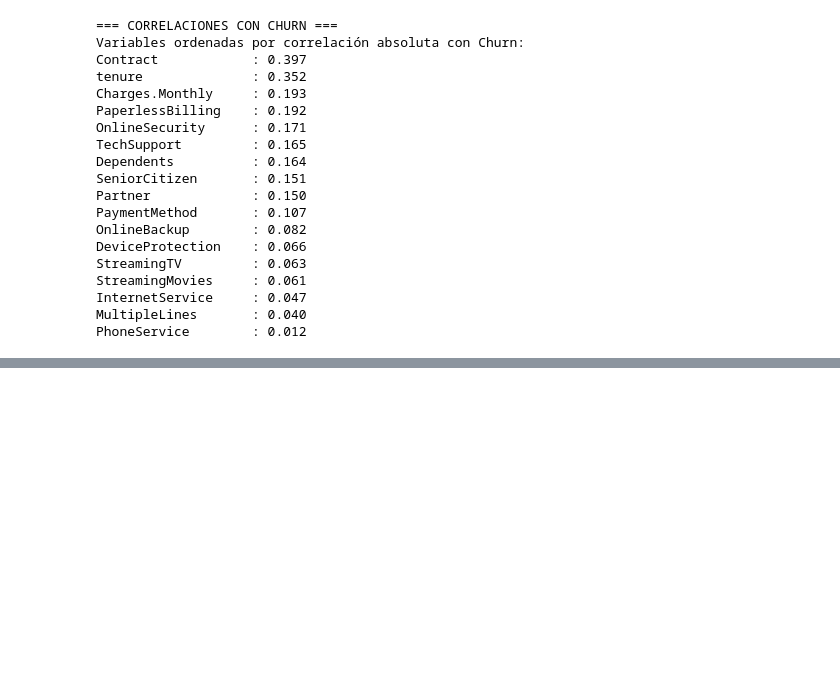
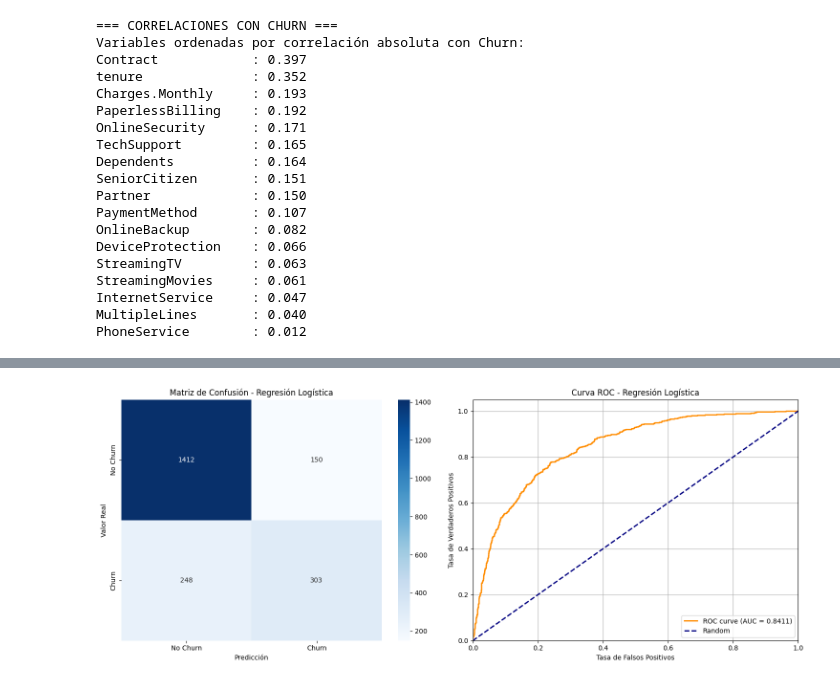
Before and after one commit to jmlc643/challenge-telecom-ml, a Jupyter notebook: main.ipynb, the cells around one changed output, grey strips where cells are left out. Drawn from its saved outputs; the diff is of its cells as text; code cells hidden in the pictures; blank space fills up the shorter version.

Commit message:
feat(Alura): Se añadieron modelos predictivos y evaluaciones al respecto

```diff
--- a/main.ipynb
+++ b/main.ipynb
@@ -184,0 +189,7 @@ PhoneService        : 0.012
+# %%
+from sklearn.model_selection import train_test_split
+
+X = df.drop(columns=['Churn'])
+Y = df['Churn']
+
+X_train, X_test, Y_train, Y_test = train_test_split(X, Y, test_size=0.3, random_state=42)
@@ -184,0 +198,83 @@ PhoneService        : 0.012
+# %%
+from sklearn.linear_model import LogisticRegression
+from sklearn.metrics import accuracy_score, classification_report, confusion_matrix, roc_auc_score, roc_curve
+import seaborn as sns
+
+import matplotlib.pyplot as plt
+
+# Crear y entrenar el modelo de Regresión Logística
+lr_model = LogisticRegression(random_state=42, max_iter=1000)
+lr_model.fit(X_train, Y_train)
+
+# Realizar predicciones
+Y_pred_lr = lr_model.predict(X_test)
+Y_pred_proba_lr = lr_model.predict_proba(X_test)[:, 1]
+
+# Evaluación del modelo
+print("=== EVALUACIÓN DEL MODELO DE REGRESIÓN LOGÍSTICA ===")
+print("\n1. ACCURACY:")
+accuracy_lr = accuracy_score(Y_test, Y_pred_lr)
+print(f"Accuracy: {accuracy_lr:.4f}")
+
+print("\n2. MATRIZ DE CONFUSIÓN:")
+cm_lr = confusion_matrix(Y_test, Y_pred_lr)
+print(cm_lr)
+
+print("\n3. REPORTE DE CLASIFICACIÓN:")
+print(classification_report(Y_test, Y_pred_lr))
+
+print("\n4. AUC-ROC:")
+# Convertir Y_test a binario para calcular AUC
+Y_test_binary = (Y_test == 'Yes').astype(int)
+auc_lr = roc_auc_score(Y_test_binary, Y_pred_proba_lr)
+print(f"AUC-ROC: {auc_lr:.4f}")
+
+# Visualización de la matriz de confusión y curva ROC
+fig, (ax1, ax2) = plt.subplots(1, 2, figsize=(15, 6))
+
+# Matriz de confusión
+sns.heatmap(cm_lr, annot=True, fmt='d', cmap='Blues', ax=ax1,
+            xticklabels=['No Churn', 'Churn'],
+            yticklabels=['No Churn', 'Churn'])
+ax1.set_title('Matriz de Confusión - Regresión Logística')
+ax1.set_xlabel('Predicción')
+ax1.set_ylabel('Valor Real')
+
+# Curva ROC
+fpr_lr, tpr_lr, _ = roc_curve(Y_test_binary, Y_pred_proba_lr)
+ax2.plot(fpr_lr, tpr_lr, color='darkorange', lw=2,
+         label=f'ROC curve (AUC = {auc_lr:.4f})')
+ax2.plot([0, 1], [0, 1], color='navy', lw=2, linestyle='--', label='Random')
+ax2.set_xlim([0.0, 1.0])
+ax2.set_ylim([0.0, 1.05])
+ax2.set_xlabel('Tasa de Falsos Positivos')
+ax2.set_ylabel('Tasa de Verdaderos Positivos')
+ax2.set_title('Curva ROC - Regresión Logística')
+ax2.legend(loc="lower right")
+ax2.grid(True)
+
+plt.tight_layout()
+plt.show()
+
+# Importancia de las características
+print("\n5. IMPORTANCIA DE LAS CARACTERÍSTICAS:")
+feature_importance = abs(lr_model.coef_[0])
+feature_names = X_train.columns
+importance_df = pd.DataFrame({
+    'Feature': feature_names,
+    'Importance': feature_importance
+}).sort_values('Importance', ascending=False)
+
+print(importance_df.head(10))
+
+# Visualizar las características más importantes
+plt.figure(figsize=(10, 6))
+top_features = importance_df.head(10)
+plt.barh(range(len(top_features)), top_features['Importance'])
+plt.yticks(range(len(top_features)), top_features['Feature'])
+plt.xlabel('Importancia (Valor Absoluto del Coeficiente)')
+plt.title('Top 10 Características Más Importantes - Regresión Logística')
+plt.gca().invert_yaxis()
+plt.tight_layout()
+plt.show()
+# %% [output]
@@ -184,0 +298 @@ PhoneService        : 0.012
+[figure, added]
```
Also changed, not shown: parts of 8 cells of this notebook.
